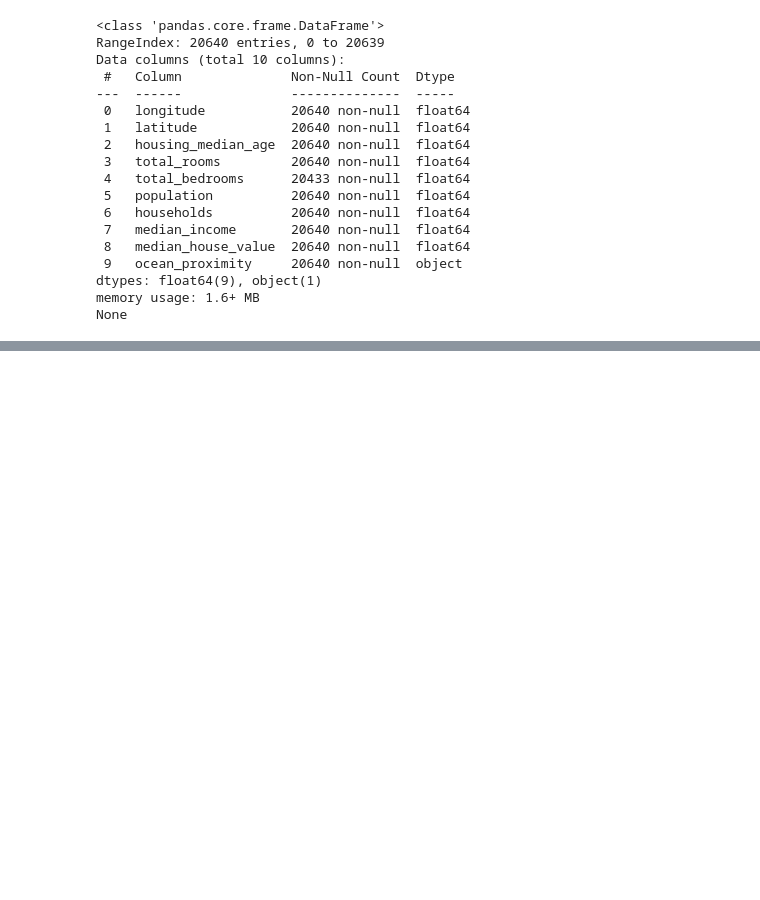
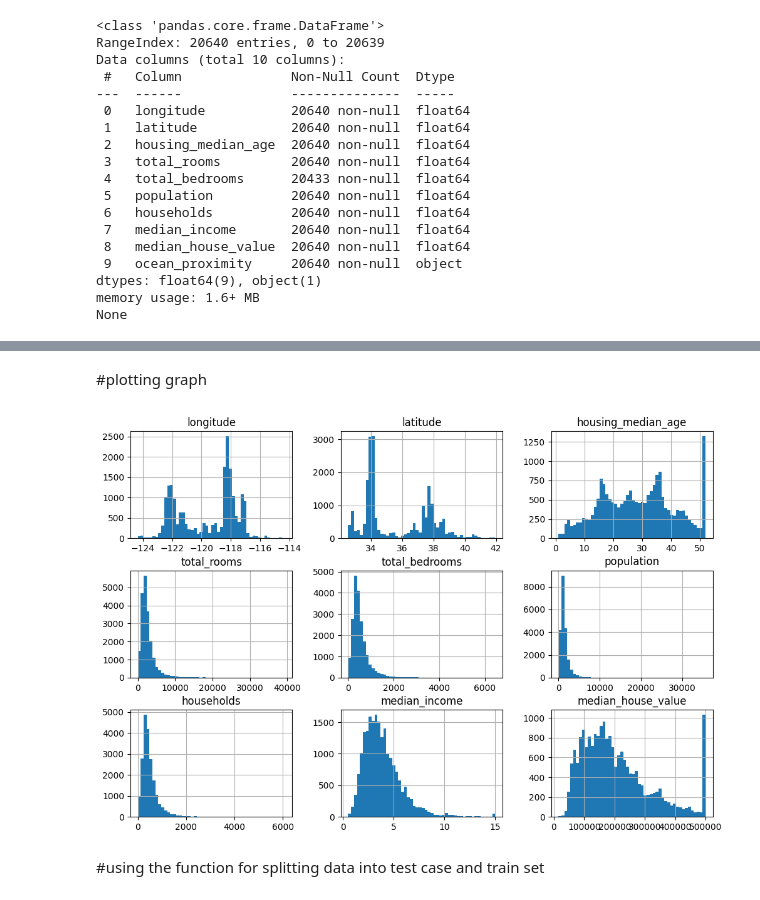
Before and after one commit to gulshan-katankar/house-price-prediction-model, a Jupyter notebook: model.ipynb, the cells around one changed output, grey strips where cells are left out. Drawn from its saved outputs; the diff is of its cells as text; code cells hidden in the pictures; blank space fills up the shorter version.

Commit message:
added some info about the data

```diff
--- a/model.ipynb
+++ b/model.ipynb
@@ -57,0 +88,9 @@ None
+# %% [markdown]
+#plotting graph
+# %%
+housing.hist(bins=50, figsize=(12,8))
+plt.show()
+# %% [output]
+[figure, added]
+# %% [markdown]
+#using the function for splitting data into test case and train set
```
Also changed, not shown: parts of 23 cells of this notebook, 1 other file.
